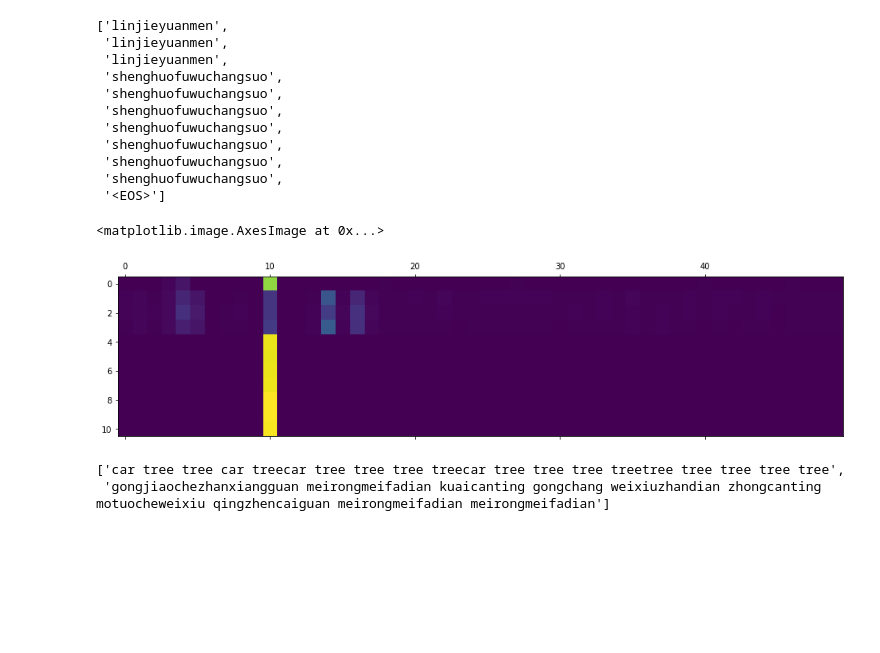
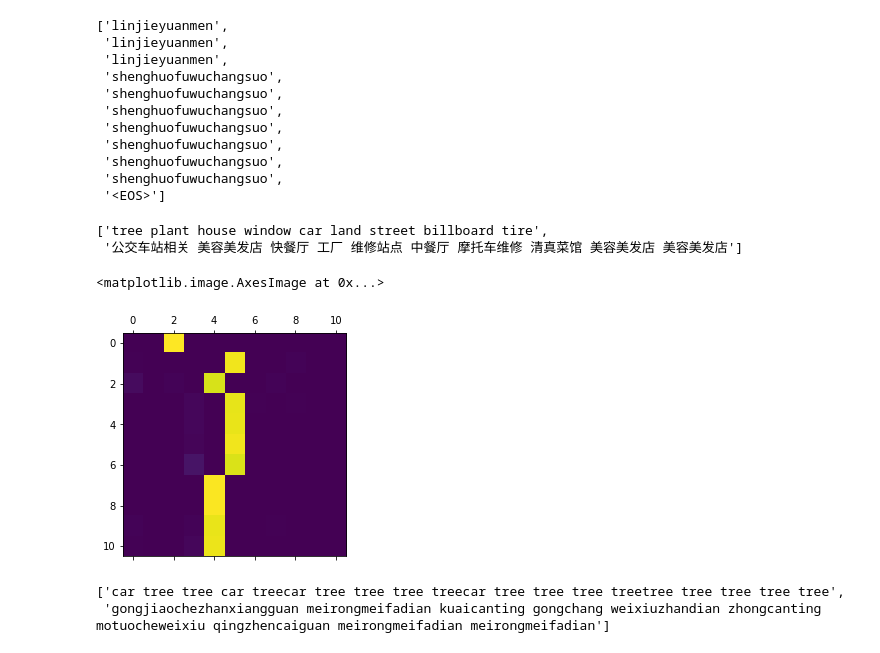
Before and after one commit to yemanzhongting/MultiCity, a Jupyter notebook: City2POI.ipynb, the cells around one changed output. Saved outputs shown, nothing was run; the diff lists cells and outputs as text; code cells hidden in the pictures; blank space fills up the shorter version.

```diff
--- a/City2POI.ipynb
+++ b/City2POI.ipynb
@@ -1019,18 +1191,22 @@ output_words
  'shenghuofuwuchangsuo',
  'shenghuofuwuchangsuo',
  '<EOS>']
-# %%
-a="qichezongheweixiu peixunjigou shangyemaoyi qicheweixiu linjieyuanmen qichezongheweixiu linjieyuanmen jiaxiao gongsi ditiezhan	"
-b="Train Car Wheel Car TrainCar Car Tree Car TreeTree Tree Tree Tree TreeTree Tree Tree Window Tree"
-MAX_LENGTH=10
-output_words, attentions = evaluate(
-    encoder1, attn_decoder1,'car tree tree car treecar tree tree tree treecar tree tree tree treetree tree tree tree tree')
-
-plt.matshow(attentions.numpy())
-# plt.show()
-# %% [output]
-<matplotlib.image.AxesImage at 0x...>
-[figure, removed]
+# %%
+pairs[0]
+# %% [output]
+['tree plant house window car land street billboard tire',
+ '公交车站相关 美容美发店 快餐厅 工厂 维修站点 中餐厅 摩托车维修 清真菜馆 美容美发店 美容美发店']
+# %%
+%matplotlib inline
+MAX_LENGTH=10
+output_words, attentions = evaluate(
+    encoder1, attn_decoder1,pairs[0][0])
+
+plt.matshow(attentions.numpy())
+# plt.show()
+# %% [output]
+<matplotlib.image.AxesImage at 0x...>
+[figure, added]
 # %%
 pairs[0]
 # %% [output]
```
Also changed, not shown: parts of 26 cells of this notebook.
